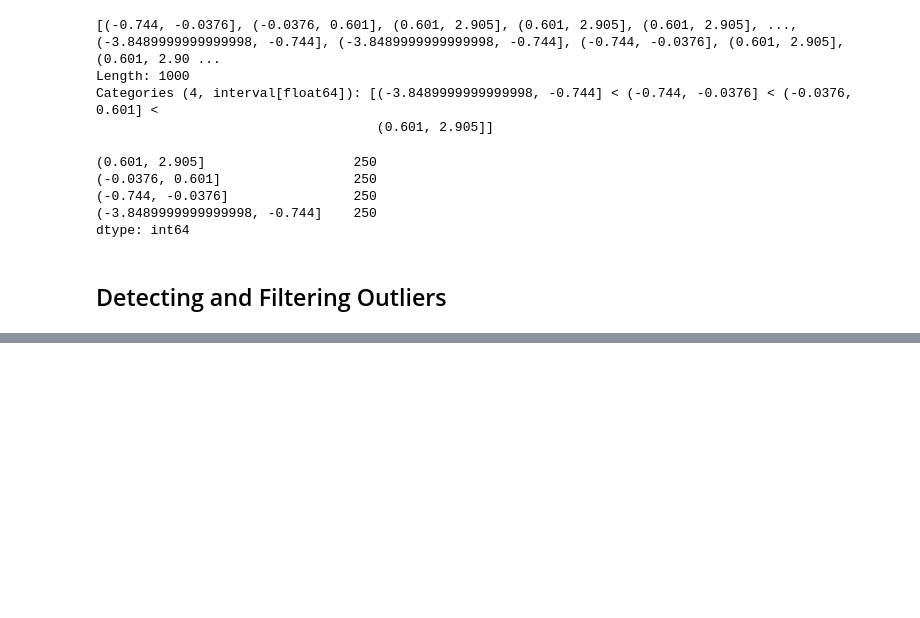
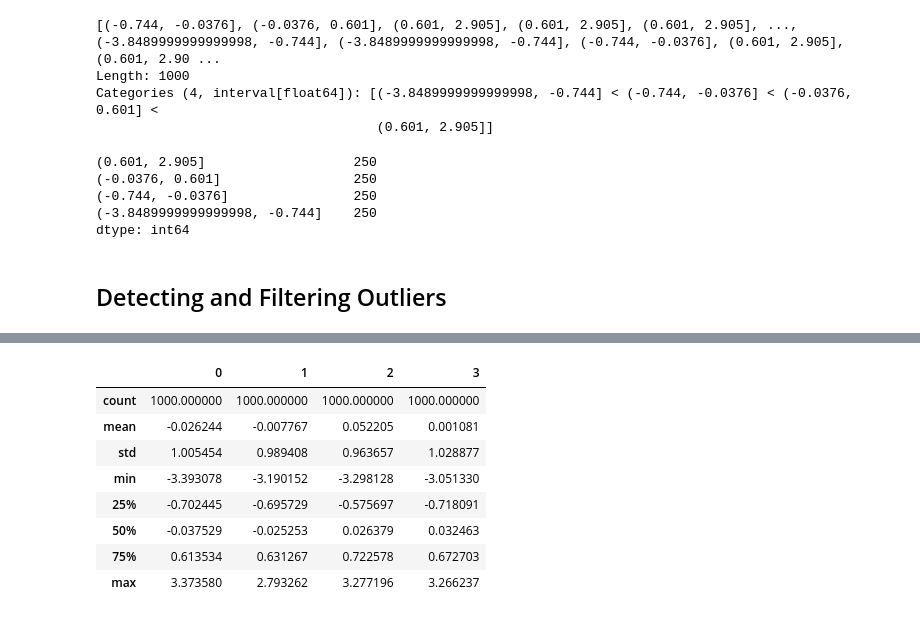
Before and after one commit to XingxinHE/Python-for-Data-Analysis-Notes, a Jupyter notebook: 7_2_Data_Transformation.ipynb, the cells around one changed output, grey strips where cells are left out. Saved outputs shown, nothing was run; the diff lists cells and outputs as text; code cells hidden in the pictures; blank space fills up the shorter version.

```diff
--- a/7_2_Data_Transformation.ipynb
+++ b/7_2_Data_Transformation.ipynb
@@ -373,0 +391,12 @@ dtype: int64
+# %%
+data.describe()
+# %% [output]
+|  | 0 | 1 | 2 | 3 |
+| count | 1000.000000 | 1000.000000 | 1000.000000 | 1000.000000 |
+| mean | -0.026244 | -0.007767 | 0.052205 | 0.001081 |
+| std | 1.005454 | 0.989408 | 0.963657 | 1.028877 |
+| min | -3.393078 | -3.190152 | -3.298128 | -3.051330 |
+| 25% | -0.702445 | -0.695729 | -0.575697 | -0.718091 |
+| 50% | -0.037529 | -0.025253 | 0.026379 | 0.032463 |
+| 75% | 0.613534 | 0.631267 | 0.722578 | 0.672703 |
+| max | 3.373580 | 2.793262 | 3.277196 | 3.266237 |
```
Also changed, not shown: parts of 19 cells of this notebook.
